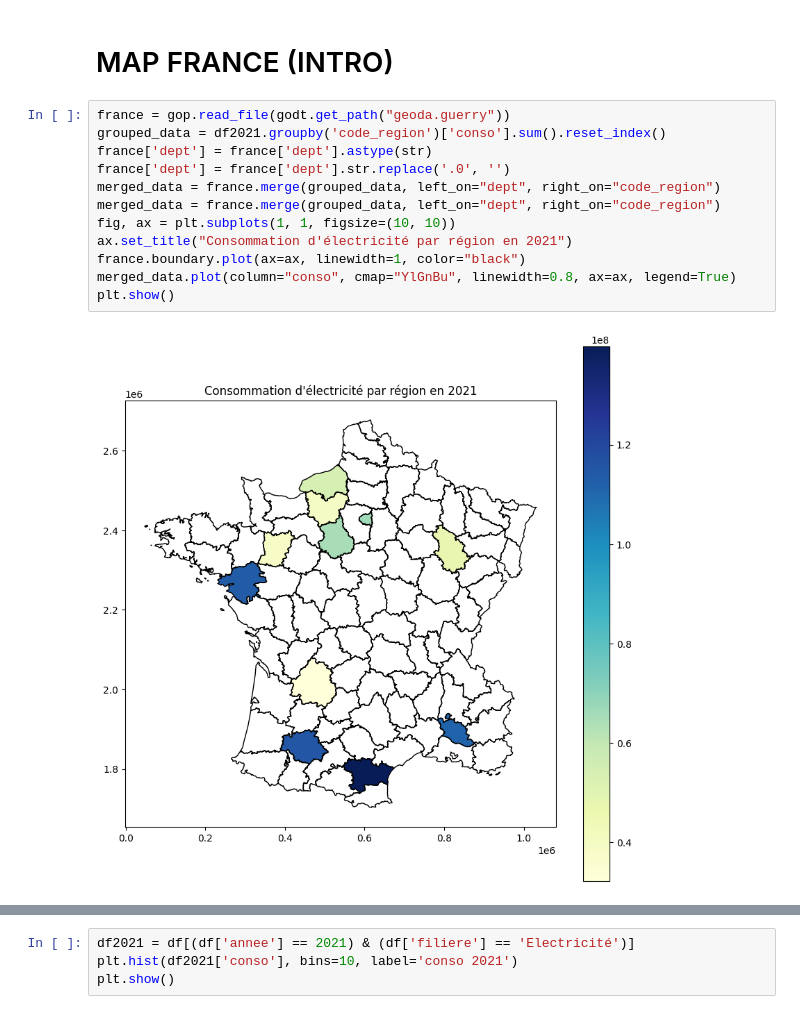
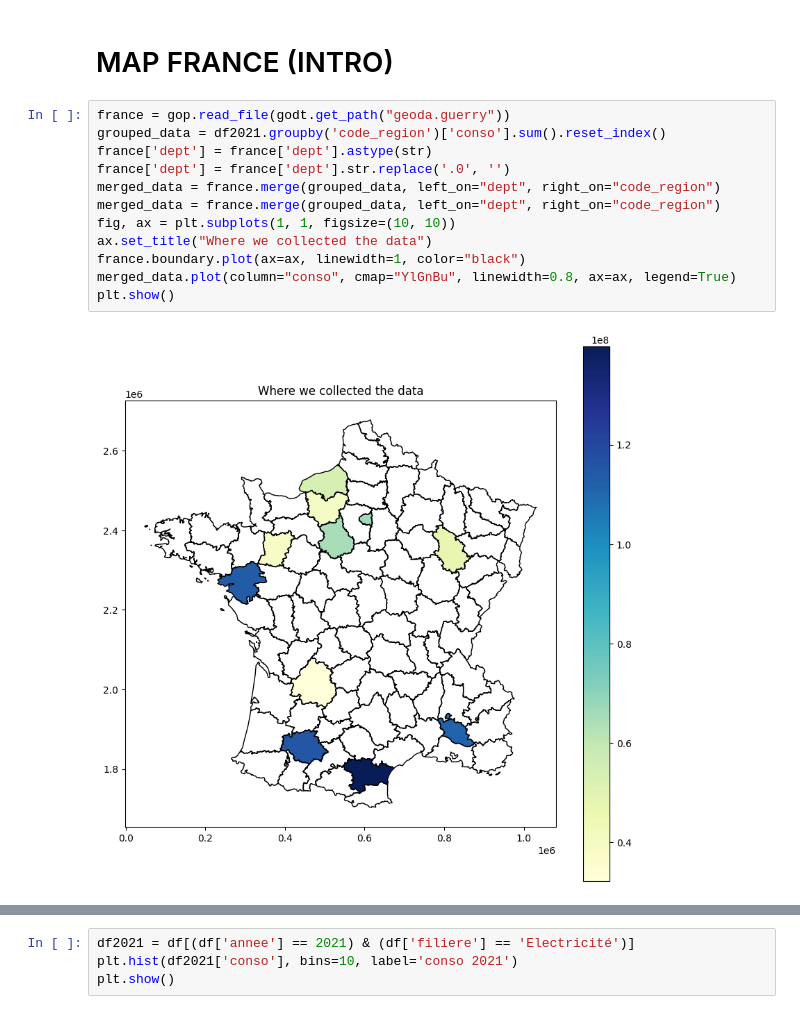
Before and after one commit to Leiiph/DatavizProjectM1, a Jupyter notebook: test.ipynb, the cells around one changed output, grey strips where cells are left out. Cells and saved outputs as stored; diff of their text form.

```diff
--- a/test.ipynb
+++ b/test.ipynb
@@ -114,14 +143,14 @@ plt.show()
 # %%
 france = gop.read_file(godt.get_path("geoda.guerry"))
 grouped_data = df2021.groupby('code_region')['conso'].sum().reset_index()
 france['dept'] = france['dept'].astype(str)
 france['dept'] = france['dept'].str.replace('.0', '')
 merged_data = france.merge(grouped_data, left_on="dept", right_on="code_region")
 merged_data = france.merge(grouped_data, left_on="dept", right_on="code_region")
 fig, ax = plt.subplots(1, 1, figsize=(10, 10))
-ax.set_title("Consommation d'électricité par région en 2021")
+ax.set_title("Where we collected the data")
 france.boundary.plot(ax=ax, linewidth=1, color="black")
 merged_data.plot(column="conso", cmap="YlGnBu", linewidth=0.8, ax=ax, legend=True)
 plt.show()
 # %% [output]
-[figure, old version]
+[figure, new version]
```
Also changed, not shown: parts of 6 cells of this notebook.
